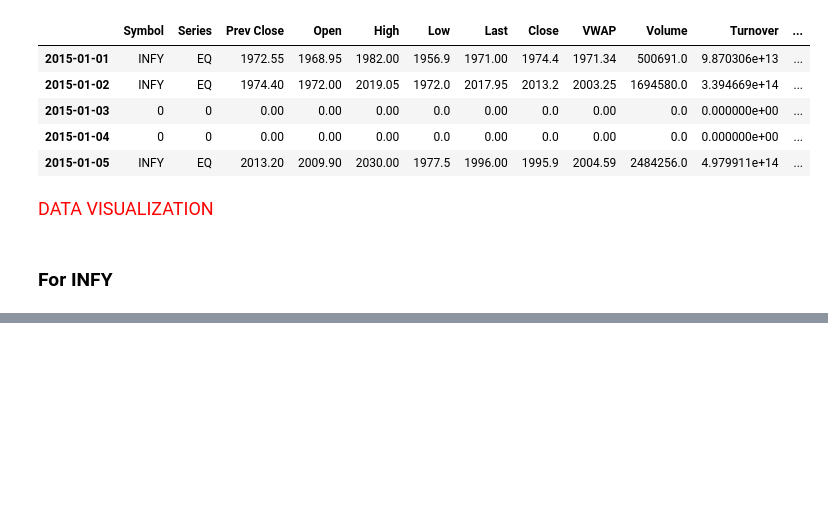
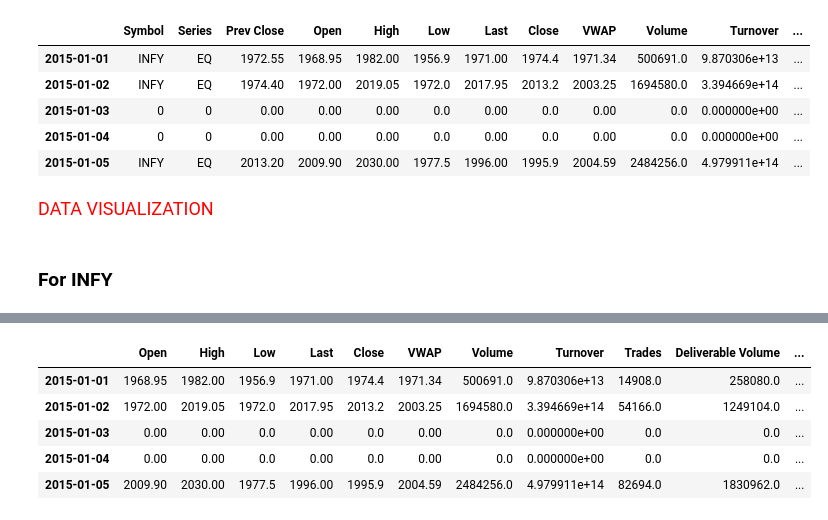
Before and after one commit to enjis/python_test, a Jupyter notebook: Exploratory analysis.ipynb, the cells around one changed output, grey strips where cells are left out. Drawn from its saved outputs; the diff is of its cells as text; code cells hidden in the pictures; blank space fills up the shorter version.

```diff
--- a/Exploratory analysis.ipynb
+++ b/Exploratory analysis.ipynb
@@ -249,0 +261,12 @@ show(p)
+# %%
+# DROPPING IRRELEVANT AND REDUNDANT FEATURES
+# Symbol and Series are same for each observation and Prev Close is redundant to Close
+aug_infydf = aug_infydf.drop(['Symbol','Series','Prev Close'],axis=1)
+aug_infydf.head()
+# %% [output]
+|  | Open | High | Low | Last | Close | VWAP | Volume | Turnover | Trades | Deliverable Volume | ... |
+| 2015-01-01 | 1968.95 | 1982.00 | 1956.9 | 1971.00 | 1974.4 | 1971.34 | 500691.0 | 9.870306e+13 | 14908.0 | 258080.0 | ... |
+| 2015-01-02 | 1972.00 | 2019.05 | 1972.0 | 2017.95 | 2013.2 | 2003.25 | 1694580.0 | 3.394669e+14 | 54166.0 | 1249104.0 | ... |
+| 2015-01-03 | 0.00 | 0.00 | 0.0 | 0.00 | 0.0 | 0.00 | 0.0 | 0.000000e+00 | 0.0 | 0.0 | ... |
+| 2015-01-04 | 0.00 | 0.00 | 0.0 | 0.00 | 0.0 | 0.00 | 0.0 | 0.000000e+00 | 0.0 | 0.0 | ... |
+| 2015-01-05 | 2009.90 | 2030.00 | 1977.5 | 1996.00 | 1995.9 | 2004.59 | 2484256.0 | 4.979911e+14 | 82694.0 | 1830962.0 | ... |
```
Also changed, not shown: parts of 7 cells of this notebook, 1 other file.
